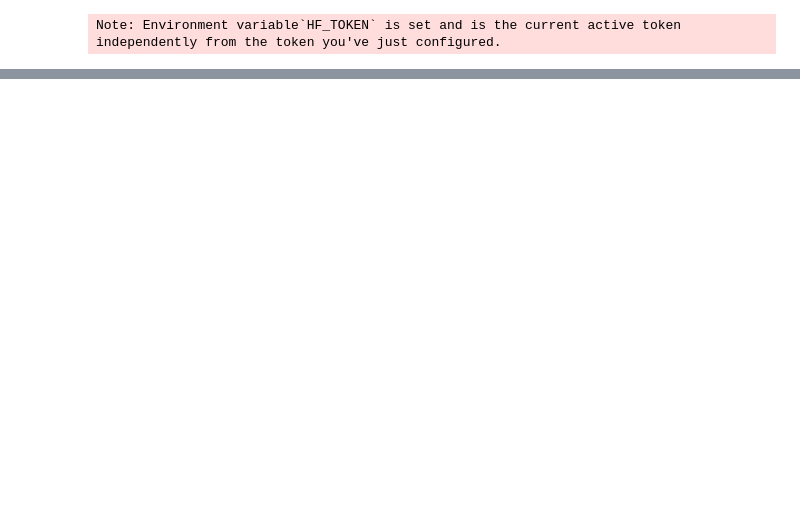
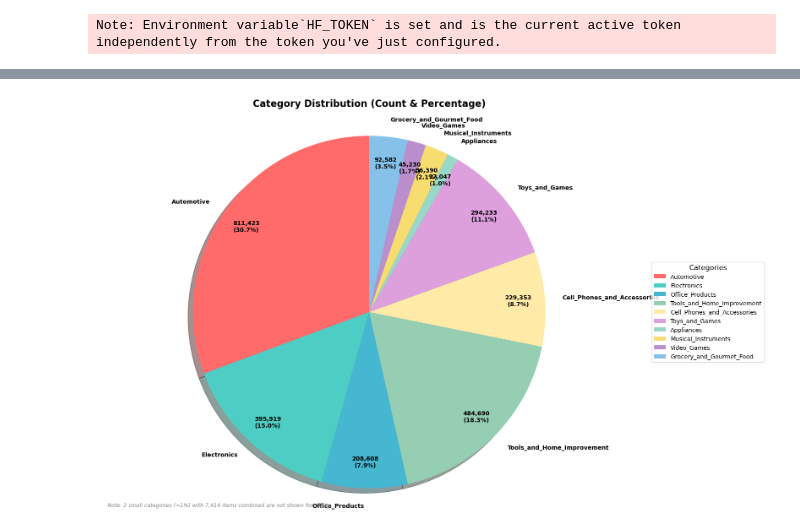
Before and after one commit to vishy04/Pricer_lite, a Jupyter notebook: notebooks/2.data_loading.ipynb, the cells around one changed output, grey strips where cells are left out. Drawn from its saved outputs; the diff is of its cells as text; code cells hidden in the pictures; blank space fills up the shorter version.

```diff
--- a/notebooks/2.data_loading.ipynb
+++ b/notebooks/2.data_loading.ipynb
@@ -50,0 +197,71 @@ print(f"Total No of items is :{len(items)}")
+# %%
+# Create enhanced pie chart with better readability
+plt.figure(figsize=(16, 10))
+
+# Custom colors for better visual appeal - using more distinct colors
+colors = ['#FF6B6B', '#4ECDC4', '#45B7D1', '#96CEB4', '#FFEAA7',
+          '#DDA0DD', '#98D8C8', '#F7DC6F', '#BB8FCE', '#85C1E9',
+          '#F8C471', '#82E0AA']
+
+# Filter out very small categories to avoid clutter
+min_percentage = 1.0  # Only show categories with >1% of total
+filtered_data = [(cat, count) for cat, count in zip(categories, counts)
+                 if (count/sum(counts)*100) >= min_percentage]
+filtered_categories, filtered_counts = zip(*filtered_data)
+
+# Create pie chart with better spacing and positioning
+wedges, texts, autotexts = plt.pie(filtered_counts,
+                                   labels=filtered_categories,
+                                   autopct='%1.1f%%',
+                                   startangle=90,
+                                   colors=colors[:len(filtered_categories)],
+                                   shadow=True,
+                                   textprops={'fontsize': 11, 'fontweight': 'bold'},
+                                   pctdistance=0.85,  # Move percentage labels further out
+                                   labeldistance=1.1)  # Move category labels further out
+
+# Customize autopct to show both count and percentage with better formatting
+def make_autopct(values):
+    def my_autopct(pct):
+        total = sum(values)
+        val = int(round(pct*total/100.0))
+        return f'{val:,}\n({pct:.1f}%)'
+    return my_autopct
+
+# Recreate with custom labels and better positioning
+plt.clf()
+wedges, texts, autotexts = plt.pie(filtered_counts,
+                                   labels=filtered_categories,
+                                   autopct=make_autopct(filtered_counts),
+                                   startangle=90,
+                                   colors=colors[:len(filtered_categories)],
+                                   shadow=True,
+                                   textprops={'fontsize': 10, 'fontweight': 'bold'},
+                                   pctdistance=0.85,
+                                   labeldistance=1.1)
+
+plt.title('Category Distribution (Count & Percentage)', fontsize=16, fontweight='bold', pad=20)
+
+# Add legend with better positioning and formatting
+legend = plt.legend(filtered_categories, title="Categories",
+                    loc="center left", bbox_to_anchor=(1.02, 0.5),
+                    fontsize=10, title_fontsize=12)
+
+# Add a note about filtered categories
+if len(filtered_categories) < len(categories):
+    small_categories = [cat for cat in categories if cat not in filtered_categories]
+    small_total = sum([counts[categories.index(cat)] for cat in small_categories])
+    plt.figtext(0.02, 0.02, f'Note: {len(small_categories)} small categories (<1%) with {small_total:,} items combined are not shown for clarity',
+                fontsize=9, style='italic', color='gray')
+
+plt.axis('equal')
+plt.tight_layout()
+plt.show()
+
+# Print the filtered categories for reference
+print(f"\n�� Showing categories with >{min_percentage}% of total items:")
+for cat, count in zip(filtered_categories, filtered_counts):
+    percentage = (count/sum(counts)*100)
+    print(f"{cat}: {count:,} items ({percentage:.1f}%)")
+# %% [output]
+[figure, added]
```
Also changed, not shown: parts of 19 cells of this notebook, 2 other files.
